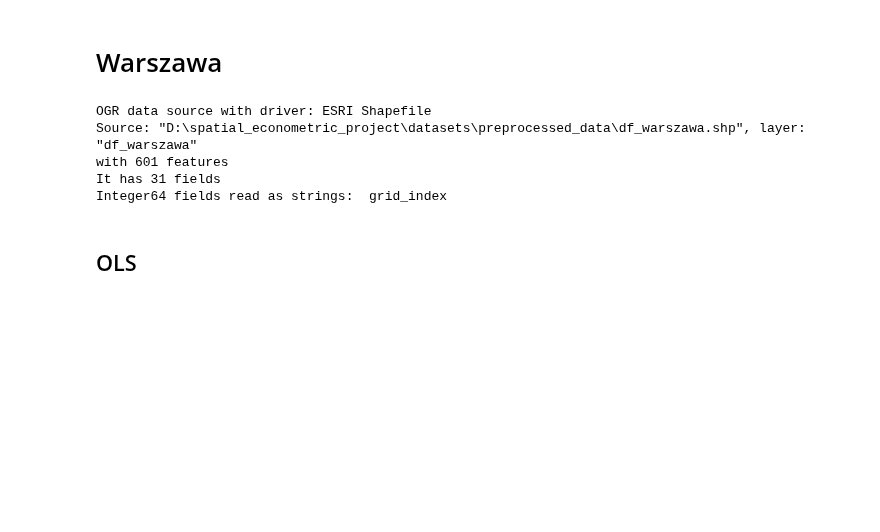
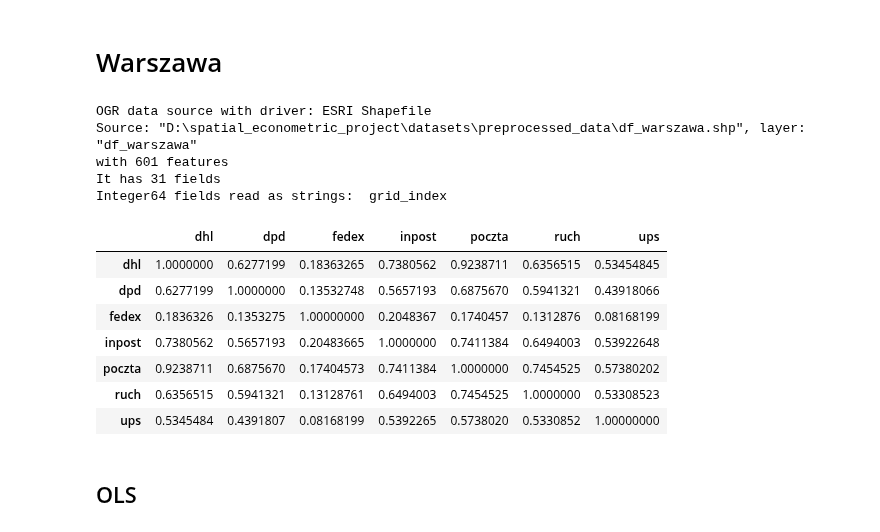
Before and after one commit to michaelwozniak/spatial_econometric_project, a Jupyter notebook: codes/6_spatial_dependence_models.ipynb, the cells around one changed output. Saved outputs shown, nothing was run; the diff lists cells and outputs as text; code cells hidden in the pictures; blank space fills up the shorter version.

Commit message:
Add spatial dep models and update spatial seda

```diff
--- a/codes/6_spatial_dependence_models.ipynb
+++ b/codes/6_spatial_dependence_models.ipynb
@@ -28,8 +36,9 @@ The downloaded binary packages are in
 # Warszawa
 # %%
 df <- readOGR("../datasets/preprocessed_data/df_warszawa.shp")
+df_data <- read.csv("../datasets/preprocessed_data/df_warszawa.csv")
 df <- spTransform(df, CRS("+proj=longlat +ellps=GRS80 +no_defs"))
-df.cont.nb <- poly2nb(as(df, "SpatialPolygons"), queen=TRUE)
+df.cont.nb <- poly2nb(as(df, "SpatialPolygons"), queen=TRUE) #QUEEN but ROOK was tried!
 df.cont.listw <- nb2listw(df.cont.nb, style="W")
 # %% [output]
 OGR data source with driver: ESRI Shapefile
@@ -39,0 +51,11 @@ Integer64 fields read as strings:  grid_index
+# %%
+stats::cor(df_data %>% select('dhl', 'dpd', 'fedex', 'inpost', 'poczta', 'ruch', 'ups'))
+# %% [output]
+|  | dhl | dpd | fedex | inpost | poczta | ruch | ups |
+| dhl | 1.0000000 | 0.6277199 | 0.18363265 | 0.7380562 | 0.9238711 | 0.6356515 | 0.53454845 |
+| dpd | 0.6277199 | 1.0000000 | 0.13532748 | 0.5657193 | 0.6875670 | 0.5941321 | 0.43918066 |
+| fedex | 0.1836326 | 0.1353275 | 1.00000000 | 0.2048367 | 0.1740457 | 0.1312876 | 0.08168199 |
+| inpost | 0.7380562 | 0.5657193 | 0.20483665 | 1.0000000 | 0.7411384 | 0.6494003 | 0.53922648 |
+| poczta | 0.9238711 | 0.6875670 | 0.17404573 | 0.7411384 | 1.0000000 | 0.7454525 | 0.57380202 |
+| ruch | 0.6356515 | 0.5941321 | 0.13128761 | 0.6494003 | 0.7454525 | 1.0000000 | 0.53308523 |
+| ups | 0.5345484 | 0.4391807 | 0.08168199 | 0.5392265 | 0.5738020 | 0.5330852 | 1.00000000 |
```
Also changed, not shown: parts of 46 cells of this notebook, 1 other file.
